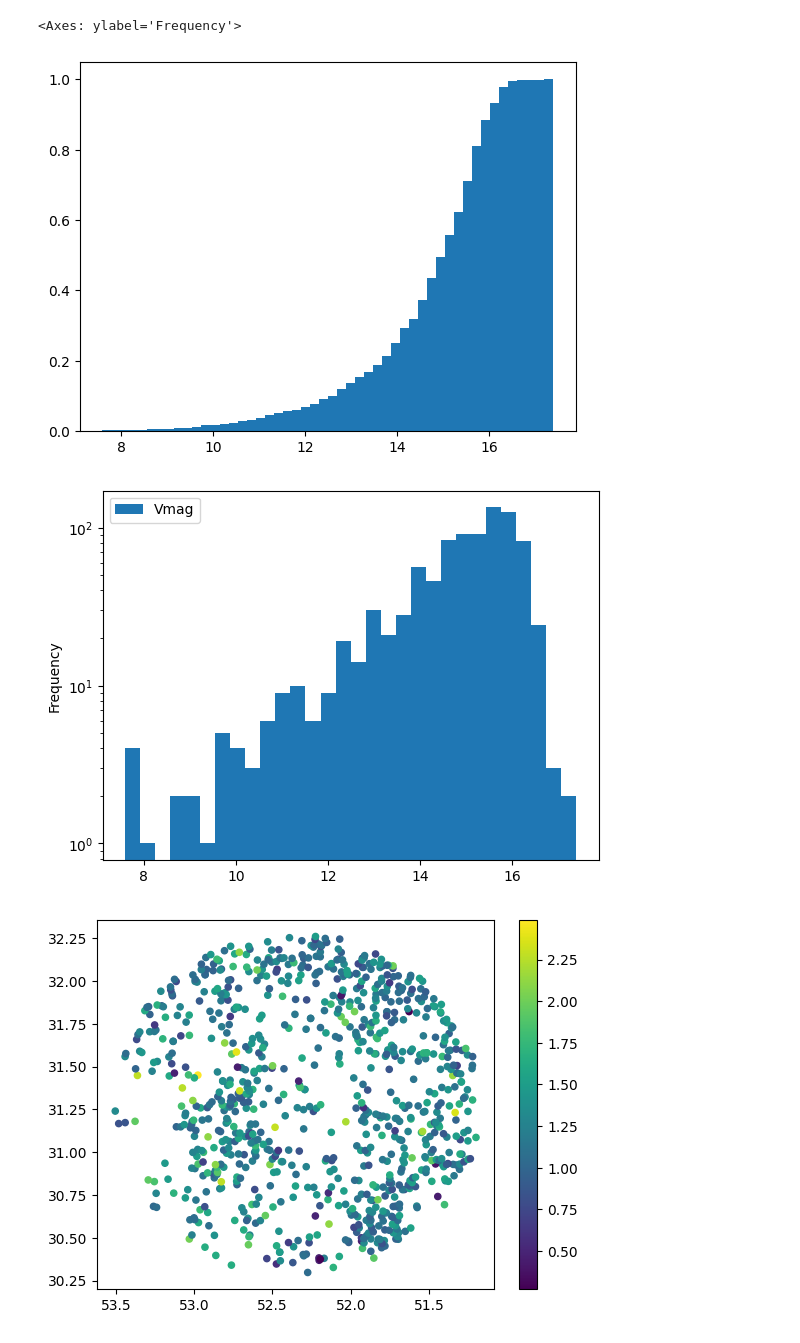
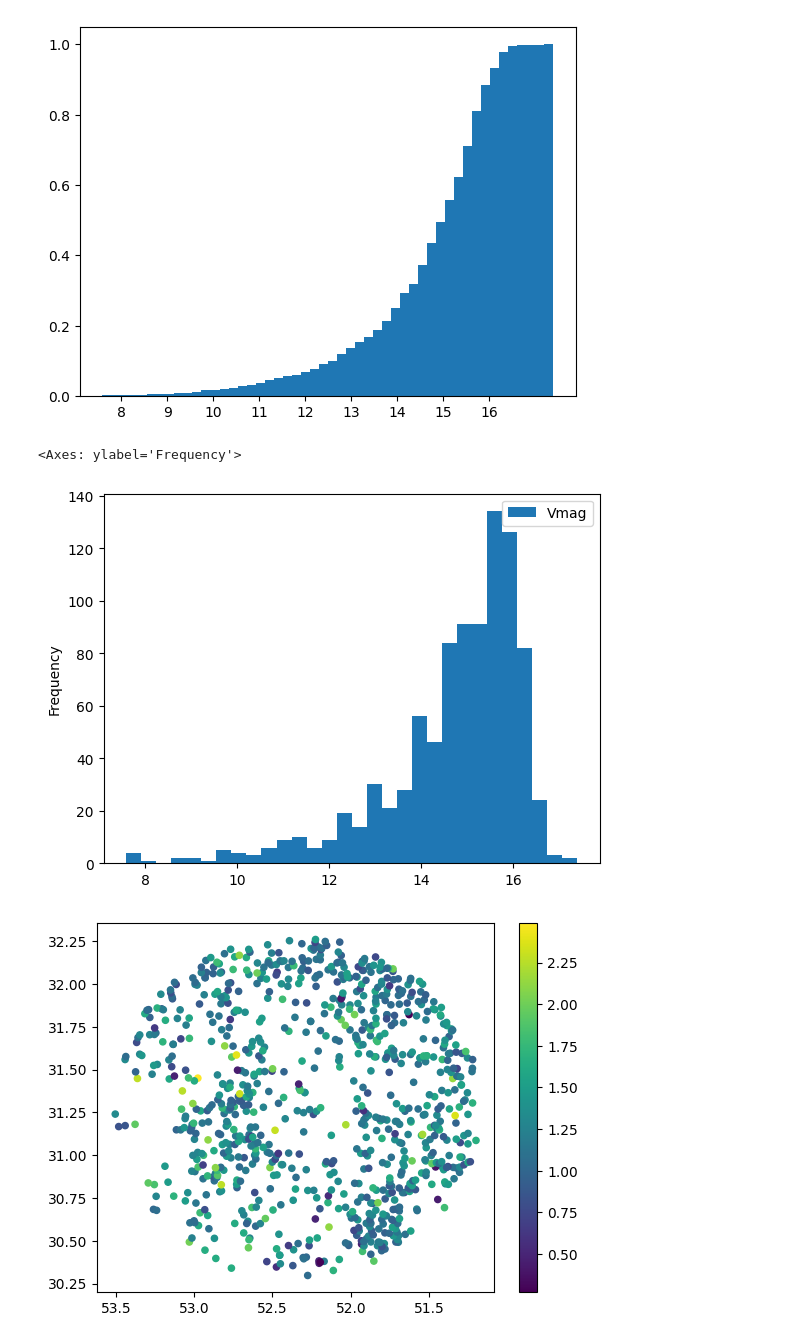
Before and after one commit to eiseleb47/ism_course, a Jupyter notebook: part3/part3.ipynb, the cells around one changed output. Drawn from its saved outputs; the diff is of its cells as text; code cells hidden in the pictures.

Commit message:
added figures

```diff
--- a/part3/part3.ipynb
+++ b/part3/part3.ipynb
@@ -7,27 +7,28 @@ import pandas as pd
 # %%
 data = pd.read_csv("apass.csv", usecols=["Vmag", "RAJ2000", "DEJ2000", "B-V"])
 #mask = (data["Vmag"] < 16) & (data["Vmag"] > 10)
 #data = data[mask].dropna()
 
 df = pd.read_csv('apass.csv')
 df.dropna(inplace=True)
 vmag = df["Vmag"].values
 x = df['RAJ2000'].values
 y = df['DEJ2000'].values
 bv = df["B-V"].values
 
-
 v_array = data["Vmag"].to_numpy()
 ra_array = data["RAJ2000"].to_numpy()
 de_array = data["DEJ2000"].to_numpy()
 bv_array = data["B-V"].to_numpy()
 
+plt.xticks(np.arange(1, 17 , 1))
 plt.hist(vmag, bins=50, cumulative=True, density=True)
-data.plot(kind="hist", bins=30, logy=True, y="Vmag")
+plt.show()
+data.plot(kind="hist", bins=30, y="Vmag")
 # %% [output]
+[figure, new version]
 <Axes: ylabel='Frequency'>
-[figure, old version]
-[figure, old version]
+[figure, new version]
 # %%
 #data.dropna()
 #data.plot(kind="scatter", x="RAJ2000", y="DEJ2000", colorbar=True, c=("B-V"))
```
Also changed, not shown: parts of 3 cells of this notebook, 3 other files.
